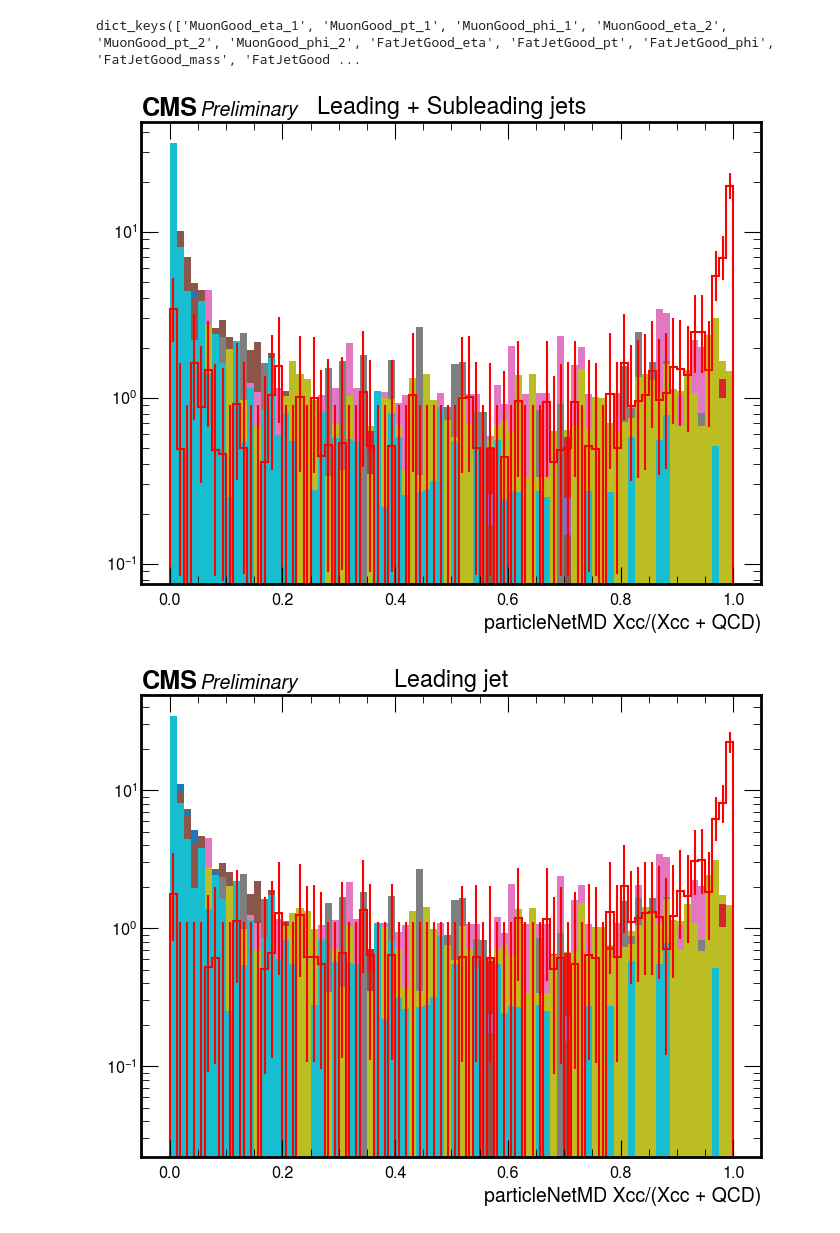
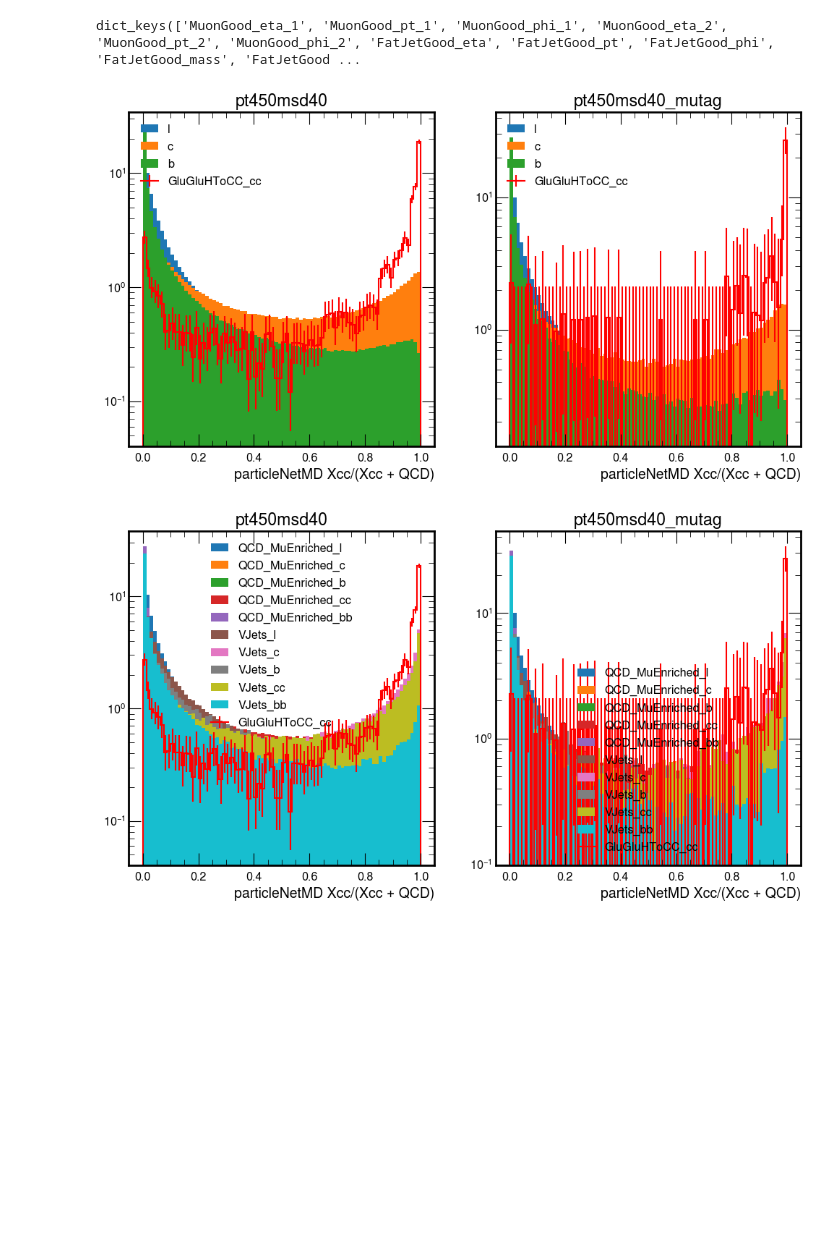
Before and after one commit to colizz/BTVNanoCommissioning, a Jupyter notebook: notebooks/proxy.ipynb, the cells around one changed output. Drawn from its saved outputs; the diff is of its cells as text; code cells hidden in the pictures; blank space fills up the shorter version.

Commit message:
Proxy notebook

```diff
--- a/notebooks/proxy.ipynb
+++ b/notebooks/proxy.ipynb
@@ -5,7 +5,7 @@ import hist
 import mplhep as hep
 from pocket_coffea.utils.plot_utils import stack_sum
 # %%
-filename = "/work/mmarcheg/BTVNanoCommissioning/output/pocket_coffea/ggH_proxy/ggH_proxy_2018UL_twojets/output_all.coffea"
+filename = "/work/mmarcheg/BTVNanoCommissioning/output/pocket_coffea/ggH_proxy/ggH_proxy_2018UL_VJets/output_all.coffea"
 o = load(filename)
 o.keys()
 # %% [output]
@@ -14,29 +14,47 @@ dict_keys(['sum_genweights', 'sumw', 'cutflow', 'variables', 'columns', 'process
 o['variables'].keys()
 # %% [output]
 dict_keys(['MuonGood_eta_1', 'MuonGood_pt_1', 'MuonGood_phi_1', 'MuonGood_eta_2', 'MuonGood_pt_2', 'MuonGood_phi_2', 'FatJetGood_eta', 'FatJetGood_pt', 'FatJetGood_phi', 'FatJetGood_mass', 'FatJetGood ...
+# %%
+from copy import deepcopy
+
+def group_flavor(h_dict):
+    h_flavor = {f : None for f in ['l', 'c', 'b']}
+    for s, h in h_dict.items():
+        for f in h_flavor.keys():
+            if s.endswith(f"{f}"):
+                if h_flavor[f] == None:
+                    h_flavor[f] = deepcopy(h)
+                else:
+                    h_flavor[f] += h
+    return h_flavor
 # %%
 fontsize = 14
 plt.style.use([hep.style.ROOT, {'font.size': fontsize}])
-titles = ["Leading + Subleading jets", "Leading jet", "Subleading jet"]
-for i, histname in enumerate(['FatJetGood_particleNetMD_Xcc_QCD', 'FatJetGood_particleNetMD_Xcc_QCD_1', 'FatJetGood_particleNetMD_Xcc_QCD_2']):
-    h = o['variables'][histname]
-    sample_signal = 'GluGluHToCC_cc'
-    h_dict_proxy = {}
-    h_dict_ggh = {}
-    for sample in h:
-        if sample.startswith('QCD'):
-            h_dict_proxy[sample] = h[sample][{'cat' : 'pt450msd40', 'variation' : 'nominal', 'year' : '2018'}]
-        elif sample == sample_signal:
-            h_dict_ggh[sample] = h[sample][{'cat' : 'pt450msd40', 'variation' : 'nominal', 'year' : '2018'}]
-    fig, ax = plt.subplots(1, 1, figsize=[8,6])
-    hep.cms.text("Preliminary", fontsize=fontsize, loc=0, ax=ax)
-    stack_proxy = hist.Stack.from_dict(h_dict_proxy)
-    stack_ggh = hist.Stack.from_dict(h_dict_ggh)
-    stack_proxy.plot(histtype='fill', density=True);
-    stack_ggh.plot(color='red', density=True);
-    #ax.legend();
-    ax.set_yscale('log')
-    ax.set_title(titles[i])
+
+sample_signal = 'GluGluHToCC_cc'
+for histname in ['FatJetGood_particleNetMD_Xcc_QCD', 'FatJetGood_msoftdrop', 'FatJetGood_pt']:
+    for group in [True, False]:
+        h = o['variables'][histname]
+        h_dict_proxy = {}
+        h_dict_ggh = {}
+        fig, axes = plt.subplots(1, 2, figsize=[12,6])
+        for i, cat in enumerate(["pt450msd40","pt450msd40_mutag"]):
+            for sample in h:
+                if sample.startswith('QCD') | sample.startswith('VJets'):
+                    h_dict_proxy[sample] = h[sample][{'cat' : cat, 'variation' : 'nominal', 'year' : '2018'}]
+                elif sample == sample_signal:
+                    h_dict_ggh[sample] = h[sample][{'cat' : cat, 'variation' : 'nominal', 'year' : '2018'}]
+            hep.cms.text("Preliminary", fontsize=fontsize, loc=0, ax=ax)
+            if group:
+                stack_proxy = hist.Stack.from_dict(group_flavor(h_dict_proxy))
+            else:
+                stack_proxy = hist.Stack.from_dict(h_dict_proxy)
+            stack_ggh = hist.Stack.from_dict(h_dict_ggh)
+            stack_proxy.plot(histtype='fill', density=True, ax=axes[i]);
+            stack_ggh.plot(color='red', density=True, ax=axes[i]);
+            axes[i].legend();
+            axes[i].set_yscale('log')
+            axes[i].set_title(cat)
 # %% [output]
-[figure, old version]
+[figure, new version]
-[figure, old version]
+[figure, new version]
```
Also changed, not shown: parts of 2 cells of this notebook.
